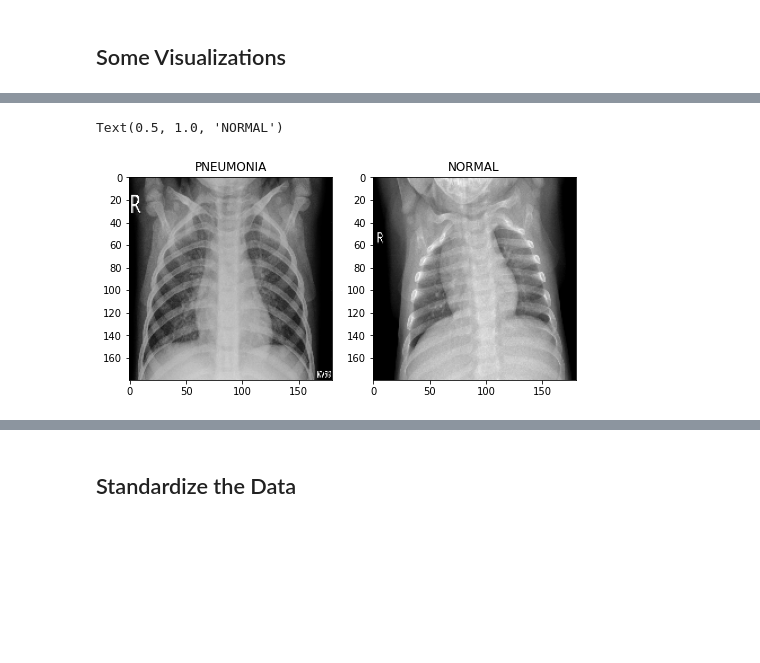
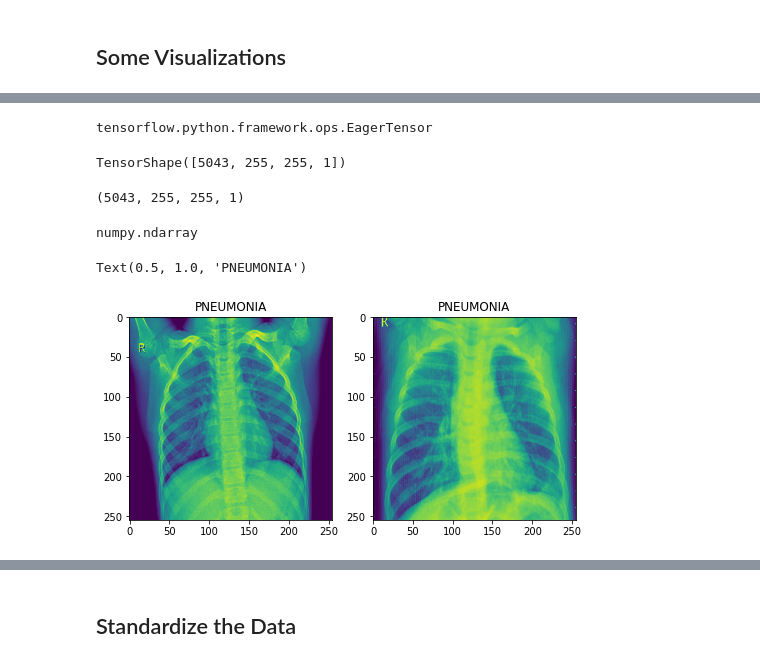
Before and after one commit to emincingoz/Pneumonia_Detection, a Jupyter notebook: Pneumonia_Classification.ipynb, the cells around one changed output, grey strips where cells are left out. Cells and saved outputs as stored; diff of their text form; code cells hidden in the pictures; blank space fills up the shorter version.

```diff
--- a/Pneumonia_Classification.ipynb
+++ b/Pneumonia_Classification.ipynb
@@ -158,0 +107,8 @@ train_set[0][0].shape
+# %%
+image_size = (255, 255)
+batch_size = 32
+labels = ['NORMAL', 'PNEUMONIA']
+
+#train_path = '/content/drive/MyDrive/CNN/chest_xray/train'
+#test_path = '/content/drive/MyDrive/CNN/chest_xray/test'
+#val_path = '/content/drive/MyDrive/CNN/chest_xray/val'
@@ -159,2 +150,12 @@ train_set[0][0].shape
 # %% [markdown]
 ## Some Visualizations
+# %%
+class_names = train_ds.class_names
+
+plt.figure(figsize = (10, 10))
+for images, labels in train_ds.take(1):
+  for i in range(9):
+    plt.subplot(3, 3, i + 1)
+    plt.imshow(np.squeeze(images[i].numpy().astype('uint8')), cmap = 'gray')
+    plt.title(class_names[labels[i]])
+    plt.axis('off')
@@ -161,13 +164,45 @@ train_set[0][0].shape
+# %%
+# tf.concat: Concatenates the list of tensors values along dimension axis.
+
+x_train = tf.concat([x for x, y in train_ds], axis = 0)
+y_train = tf.concat([y for x, y in train_ds], axis = 0)
+
+x_test = tf.concat([x for x, y in test_ds], axis = 0)
+y_test = tf.concat([y for x, y in test_ds], axis = 0)
+
+tf.compat.v1.enable_eager_execution()
+# %%
+type(x_train)
+# %% [output]
+tensorflow.python.framework.ops.EagerTensor
+# %%
+x_train.shape
+# %% [output]
+TensorShape([5043, 255, 255, 1])
+# %%
+x_train = np.array(x_train).astype('uint8')
+y_train = np.array(y_train).astype('uint8')
+
+x_test = np.array(x_test).astype('uint8')
+y_test = np.array(y_test).astype('uint8')
+# %%
+x_train.shape
+# %% [output]
+(5043, 255, 255, 1)
+# %%
+type(x_train)
+# %% [output]
+numpy.ndarray
 # %%
 plt.figure(figsize = (8, 8))
 plt.subplot(1, 2, 1)
-plt.imshow(train_set[5][0], cmap = 'gray')
-plt.title(labels[train_set[5][1]])
+plt.imshow(np.squeeze(x_train[5]))
+plt.title(class_names[y_train[5]])
 
 plt.subplot(1, 2, 2)
-plt.imshow(train_set[3743][0], cmap = 'gray')
-plt.title(labels[train_set[3743][1]])
+plt.imshow(np.squeeze(x_train[4000]))
+plt.title(class_names[y_train[4000]])
 # %% [output]
-Text(0.5, 1.0, 'NORMAL')
+Text(0.5, 1.0, 'PNEUMONIA')
-[figure, old version]
+[figure, new version]
 # %%
```
Also changed, not shown: parts of 46 cells of this notebook.
